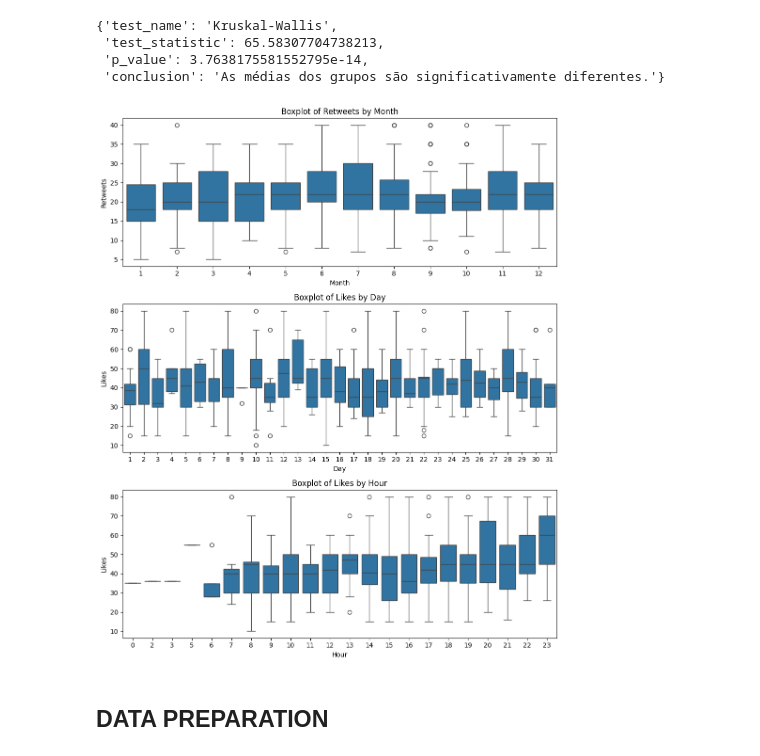
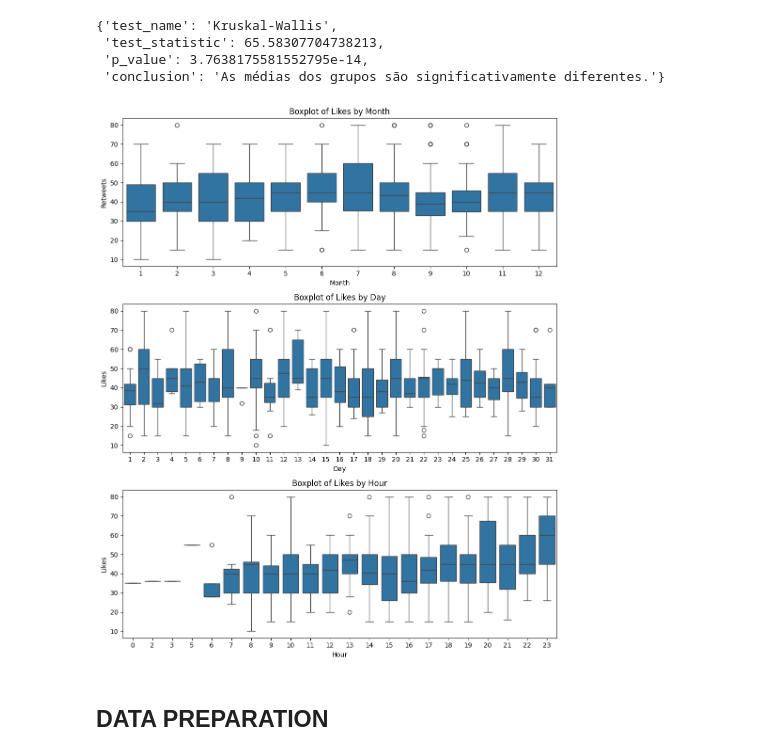
Before and after one commit to mateusengq/SOCIA_MEDIA_POSTS, a Jupyter notebook: CODES/eda_model.ipynb, the cells around one changed output. Drawn from its saved outputs; the diff is of its cells as text; code cells hidden in the pictures.

```diff
--- a/CODES/eda_model.ipynb
+++ b/CODES/eda_model.ipynb
@@ -163,7 +191,7 @@ def test_means_difference(data, value_col, group_col):
 # %%
 # Data
 
-data = pd.read_csv('DATA/sentimentdataset.csv')
+data = pd.read_csv('D:/OneDrive/PROJETOS_R_GIT/2024/SOCIA_MEDIA_POSTS/DATA/sentimentdataset.csv')
 # %% [markdown]
 ## Data Understanding
 # %%
@@ -816,33 +844,33 @@ Conclusão: As médias dos grupos são significativamente diferentes.
 # %%
 # Month
 
 # Criar subplots
 fig, axes = plt.subplots(3, 1, figsize=(10, 12))
 
 # Boxplot para Retweets por Relabeled_Sentiment
-sns.boxplot(x='Month', y='Retweets', data=data_tmp, ax=axes[0])
-axes[0].set_title('Boxplot of Retweets by Month')
+sns.boxplot(x='Month', y='Likes', data=data_tmp, ax=axes[0])
+axes[0].set_title('Boxplot of Likes by Month')
 axes[0].set_xlabel('Month')
 axes[0].set_ylabel('Retweets')
 
 # Boxplot para Likes por Relabeled_Sentiment
 sns.boxplot(x='Day', y='Likes', data=data_tmp, ax=axes[1])
 axes[1].set_title('Boxplot of Likes by Day')
 axes[1].set_xlabel('Day')
 axes[1].set_ylabel('Likes')
 
 # Boxplot para Likes por Relabeled_Sentiment
 sns.boxplot(x='Hour', y='Likes', data=data_tmp, ax=axes[2])
 axes[2].set_title('Boxplot of Likes by Hour')
 axes[2].set_xlabel('Hour')
 axes[2].set_ylabel('Likes')
 
 
 # Ajustar layout
 plt.tight_layout()
 plt.show()
 # %% [output]
-[figure, old version]
+[figure, new version]
 # %% [markdown]
 ## DATA PREPARATION
 # %%
```
Also changed, not shown: parts of 7 cells of this notebook, 1 other file.
